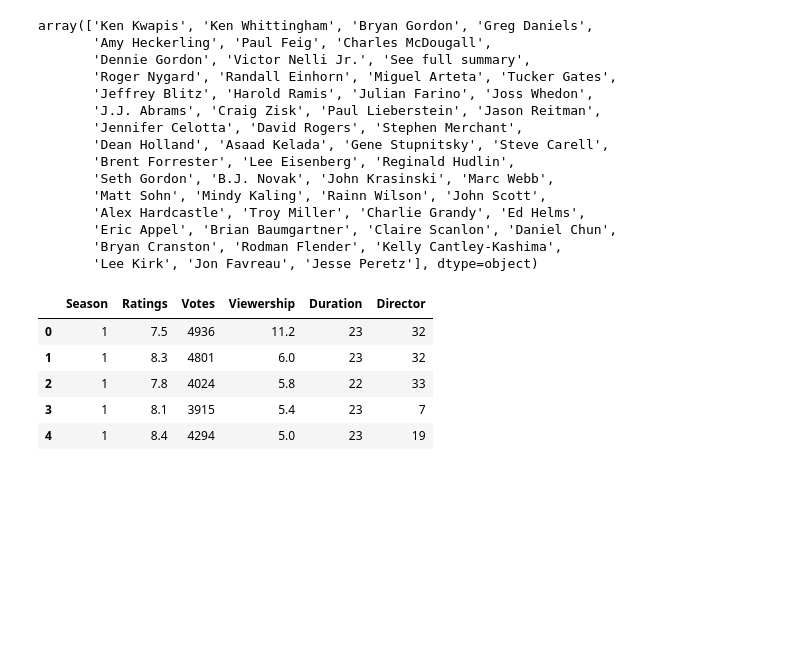
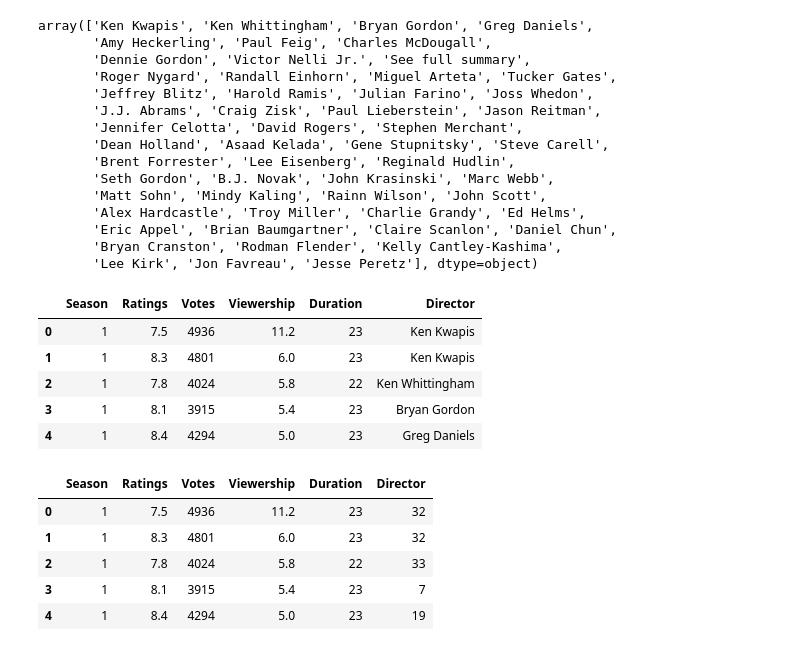
Before and after one commit to TthBnc/Predicting-Episode-Raitings, a Jupyter notebook: train.ipynb, the cells around one changed output. Saved outputs shown, nothing was run; the diff lists cells and outputs as text; code cells hidden in the pictures; blank space fills up the shorter version.

```diff
--- a/train.ipynb
+++ b/train.ipynb
@@ -317,4 +319,15 @@ array(['Ken Kwapis', 'Ken Whittingham', 'Bryan Gordon', 'Greg Daniels',
        'Eric Appel', 'Brian Baumgartner', 'Claire Scanlon', 'Daniel Chun',
        'Bryan Cranston', 'Rodman Flender', 'Kelly Cantley-Kashima',
        'Lee Kirk', 'Jon Favreau', 'Jesse Peretz'], dtype=object)
+# %%
+del df['Episode Number']
+
+df.head()
+# %% [output]
+|  | Season | Ratings | Votes | Viewership | Duration | Director |
+| 0 | 1 | 7.5 | 4936 | 11.2 | 23 | Ken Kwapis |
+| 1 | 1 | 8.3 | 4801 | 6.0 | 23 | Ken Kwapis |
+| 2 | 1 | 7.8 | 4024 | 5.8 | 22 | Ken Whittingham |
+| 3 | 1 | 8.1 | 3915 | 5.4 | 23 | Bryan Gordon |
+| 4 | 1 | 8.4 | 4294 | 5.0 | 23 | Greg Daniels |
 # %%
```
Also changed, not shown: parts of 8 cells of this notebook.
